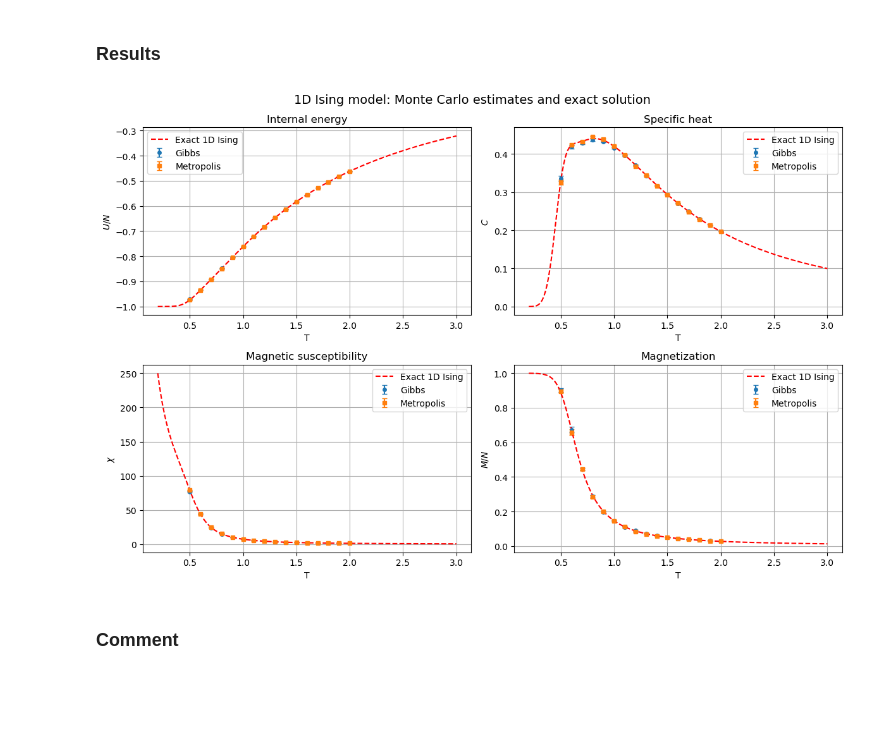
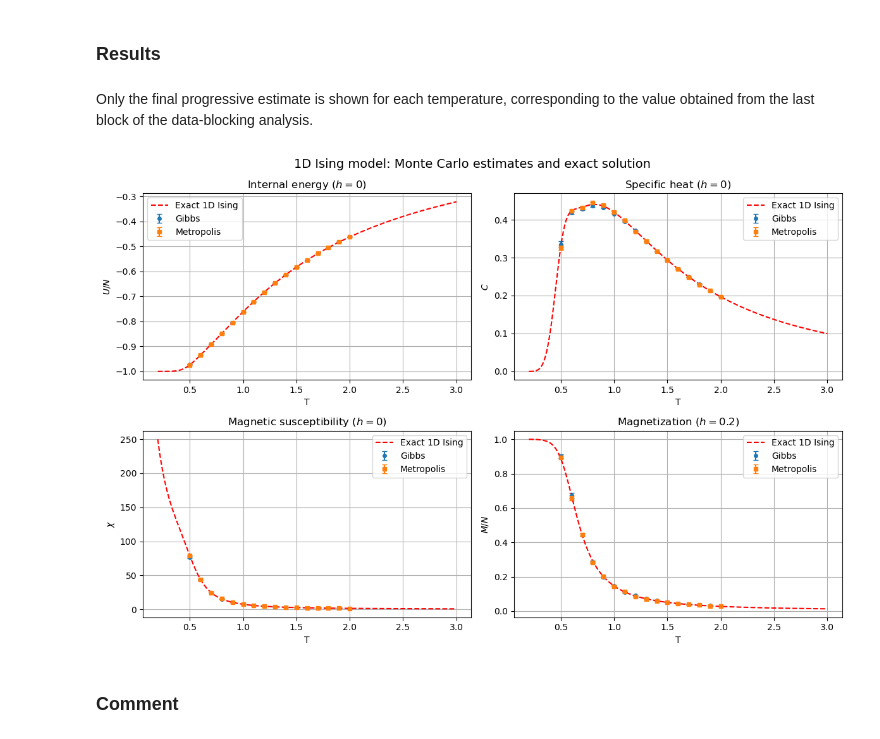
Before and after one commit to tommasonobili/Numerical-Simulation-Laboratory, a Jupyter notebook: laboratorio_6/jupyter_notebook_LSN06.ipynb, the cells around one changed output. Cells and saved outputs as stored; diff of their text form; code cells hidden in the pictures; blank space fills up the shorter version.

```diff
--- a/laboratorio_6/jupyter_notebook_LSN06.ipynb
+++ b/laboratorio_6/jupyter_notebook_LSN06.ipynb
@@ -381,10 +565,16 @@ The simulations were equilibrated before collecting measurements, and the final
 # %% [markdown]
 ### Results
+# %% [markdown]
+Only the final progressive estimate is shown for each temperature, corresponding to the value obtained from the last block of the data-blocking analysis.
 # %%
 import numpy as np
 import pandas as pd
 import matplotlib.pyplot as plt
 import os
+
+# 20 blocks, 20000 MC steps per block, for each temperature and method.
+# For each temperature, the last block value is used as the final estimate with its statistical uncertainty.
+
 
 # Temperatures used in the production runs
 temperature_list = np.round(np.arange(0.5, 2.0 + 0.1, 0.1), 1)
@@ -484,38 +674,38 @@ magnetization_theory = (
     np.exp(beta * J) * np.sinh(beta * h) *
     (
         lambda_1**(Ns - 1.0) * (1.0 + np.exp(beta * J) * np.cosh(beta * h) / rad)
         + lambda_2**(Ns - 1.0) * (1.0 - np.exp(beta * J) * np.cosh(beta * h) / rad)
     )
 ) / Z
 
 fig, axs = plt.subplots(2, 2, figsize=(12, 8))
 
 plots = [
     (axs[0, 0], T_gibbs_te, te_gibbs, err_gibbs_te, T_metro_te, te_metro, err_metro_te,
-     energy_theory, "Internal energy", "$U/N$"),
+     energy_theory, "Internal energy ($h=0$)", "$U/N$"),
     (axs[0, 1], T_gibbs_cv, cv_gibbs, err_gibbs_cv, T_metro_cv, cv_metro, err_metro_cv,
-     specific_heat_theory, "Specific heat", "$C$"),
+     specific_heat_theory, "Specific heat ($h=0$)", "$C$"),
     (axs[1, 0], T_gibbs_chi, chi_gibbs, err_gibbs_chi, T_metro_chi, chi_metro, err_metro_chi,
-     susceptibility_theory, "Magnetic susceptibility", "$\\chi$"),
+     susceptibility_theory, "Magnetic susceptibility ($h=0$)", "$\\chi$"),
     (axs[1, 1], T_gibbs_m, m_gibbs, err_gibbs_m, T_metro_m, m_metro, err_metro_m,
-     magnetization_theory, "Magnetization", "$M/N$"),
+     magnetization_theory, "Magnetization ($h=0.2$)", "$M/N$"),
 ]
 
 for ax, Tg, yg, eg, Tm, ym, em, y_theory, title, ylabel in plots:
     ax.errorbar(Tg, yg, yerr=eg, fmt="o", markersize=4, capsize=3, label="Gibbs")
     ax.errorbar(Tm, ym, yerr=em, fmt="s", markersize=4, capsize=3, label="Metropolis")
     ax.plot(T_theory, y_theory, "r--", label="Exact 1D Ising")
     ax.set_xlabel("T")
     ax.set_ylabel(ylabel)
     ax.set_title(title)
     ax.grid(True)
     ax.legend()
 
 plt.suptitle("1D Ising model: Monte Carlo estimates and exact solution", fontsize=14)
 plt.tight_layout()
 plt.show()
 # %% [output]
-[figure, old version]
+[figure, new version]
 # %% [markdown]
 ### Comment
 # %% [markdown]
```
Also changed, not shown: parts of 17 cells of this notebook.
